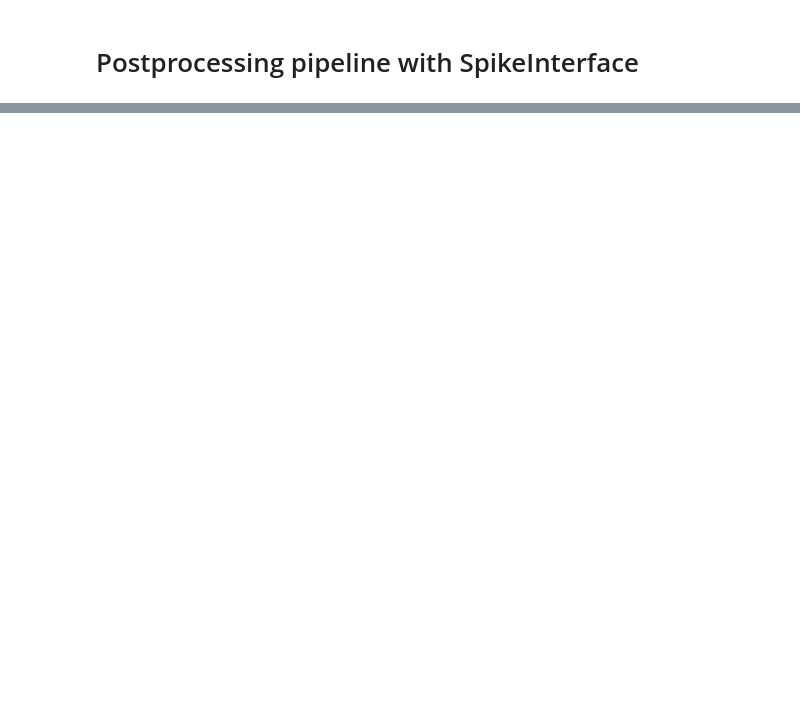
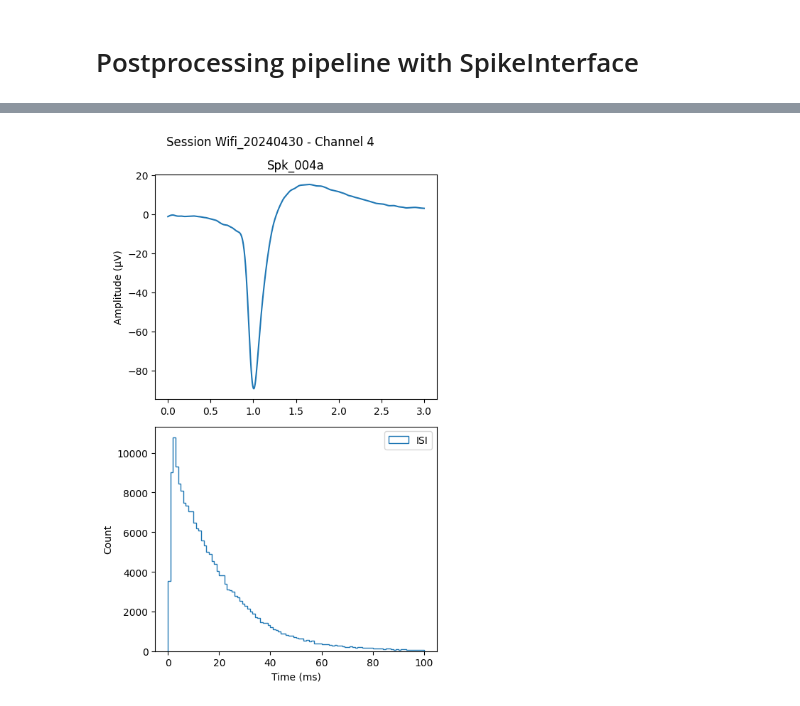
Before and after one commit to mdima98/spikesorting-boninilab, a Jupyter notebook: postprocessing/spikeinterface-postprocessing.ipynb, the cells around one changed output, grey strips where cells are left out. Saved outputs shown, nothing was run; the diff lists cells and outputs as text; code cells hidden in the pictures; blank space fills up the shorter version.

```diff
--- a/postprocessing/spikeinterface-postprocessing.ipynb
+++ b/postprocessing/spikeinterface-postprocessing.ipynb
@@ -188,16 +189,17 @@ for unit_id in cluster_ids:
     d = {
         "session": session_name,
         "id": wf_id_str,
-        "wf": unit_template,
+        "wf": unit_template*1e-6,
         "spk_times": unit_spk_times
     }
 
     neurons.append(d)
+    wf_times_ms = target_times
 # %%
 # Compute ISI for each neuron
 
 # Set the bins width based on a sensitivity
-isi_sens_ms = 0.5 # sensitivity in ms for each bin
+isi_sens_ms = 1.0 # sensitivity in ms for each bin
 
 # Choose a limit for isi visualization and some computing
 isi_max_visual_ms = 100 # ms
@@ -294,3 +223,13 @@ plot_wf_isi(session, channel)
+# %%
+# Plot neuron waveform with ISI histograms
+from neuroutils import plot_neurons_info
+# import importlib
+# importlib.reload(neuroutils)
+
+channel = "4"
+fig, axs = plot_neurons_info(neurons, wf_times_ms, session_name, channel, show_info=False)
+# %% [output]
+[figure, added]
 # %%
 session = "Wifi_20240430"
 channel = "099"
```
Also changed, not shown: parts of 10 cells of this notebook.
